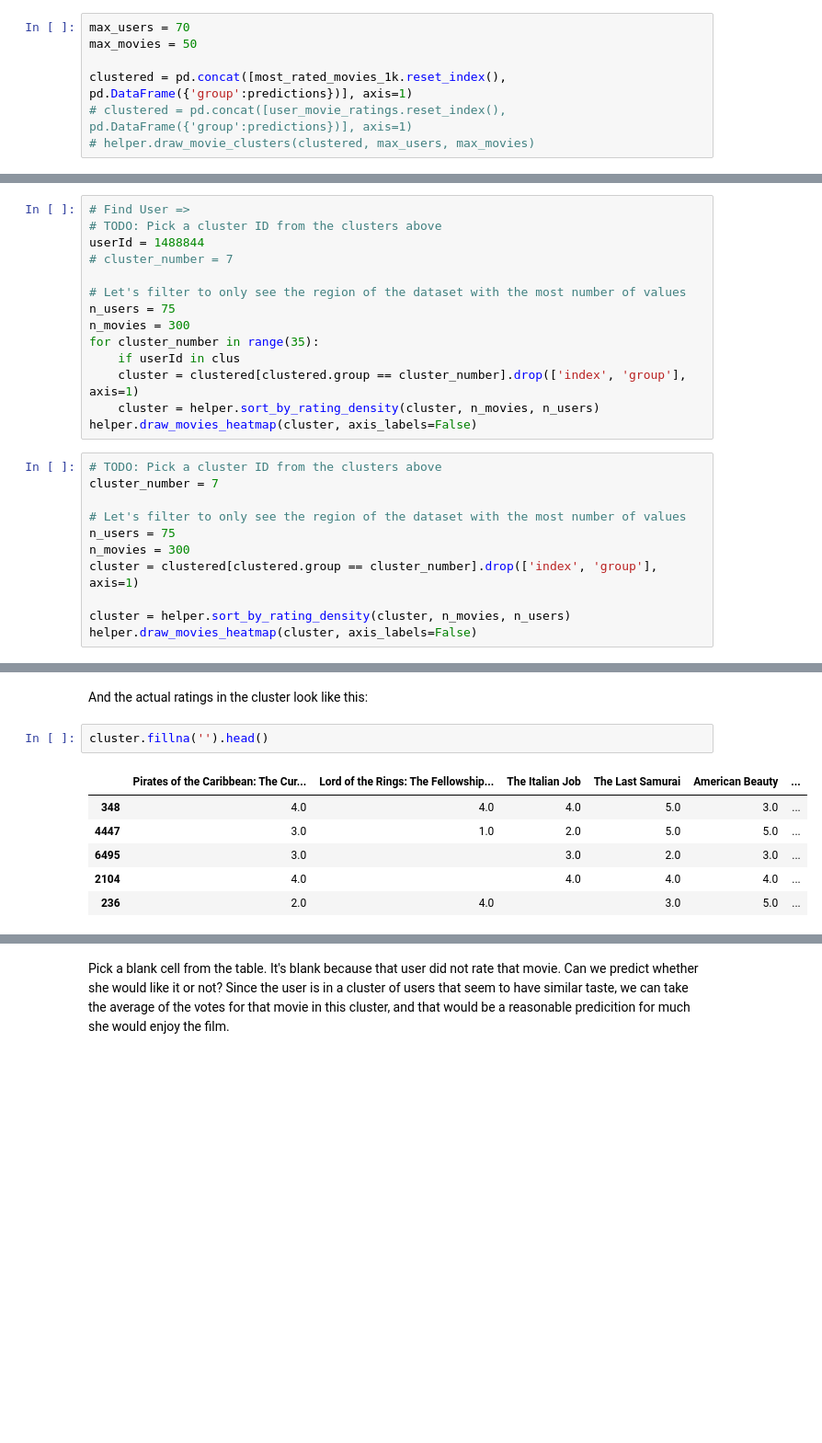
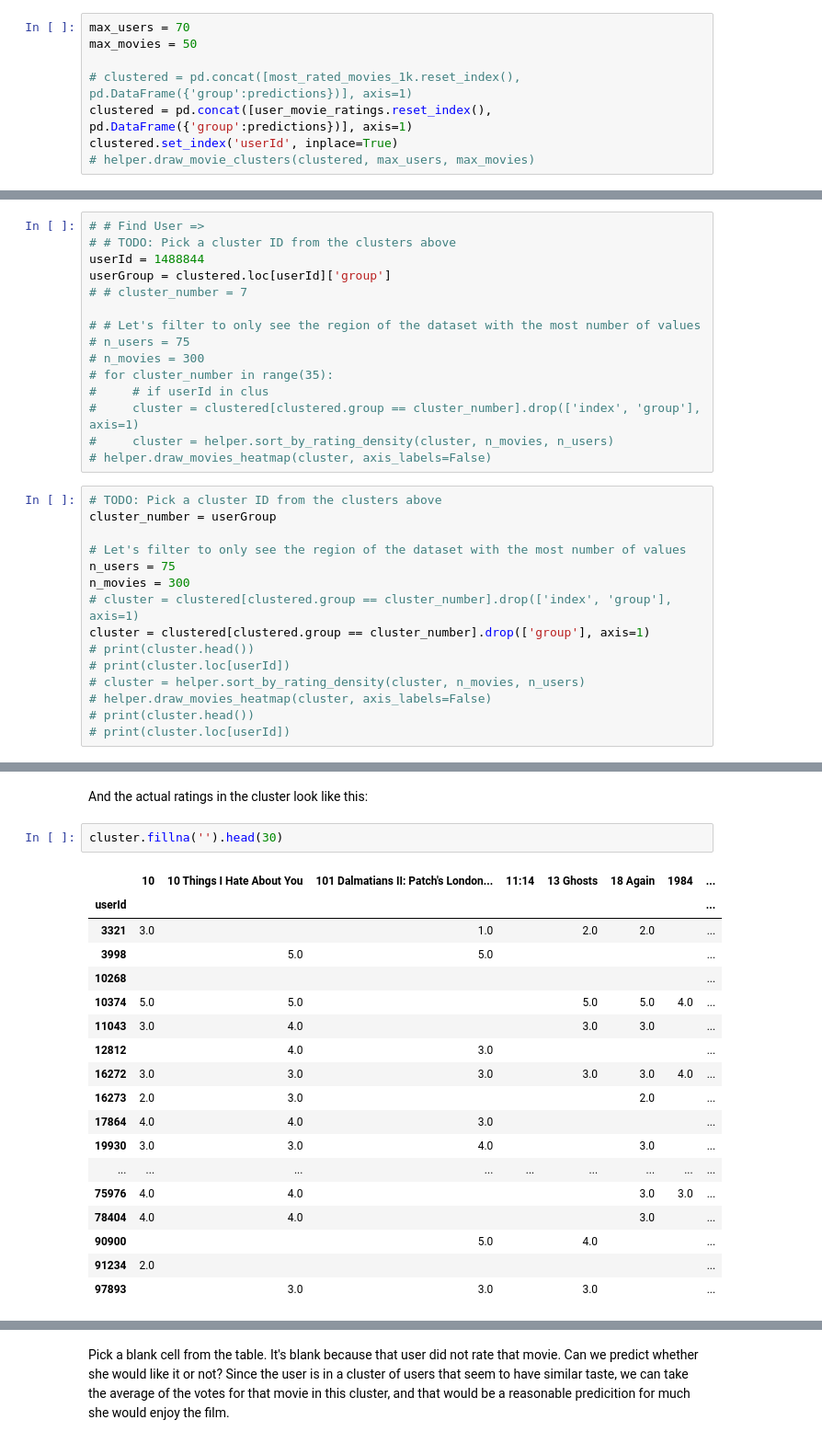
Before and after one commit to venkatrbalaji/sml-movie-recommendation, a Jupyter notebook: netflix_kmeans.ipynb, the cells around one changed output, grey strips where cells are left out. Shown at 92% size. Drawn from its saved outputs; the diff is of its cells as text; blank space fills up the shorter version.

Commit message:
Updated Scripts with 35 clusters and kmeans.pkl

```diff
--- a/netflix_kmeans.ipynb
+++ b/netflix_kmeans.ipynb
@@ -177,8 +212,9 @@ To visualize some of these clusters, we'll plot each cluster as a heat map:
 max_users = 70
 max_movies = 50
 
-clustered = pd.concat([most_rated_movies_1k.reset_index(), pd.DataFrame({'group':predictions})], axis=1)
-# clustered = pd.concat([user_movie_ratings.reset_index(), pd.DataFrame({'group':predictions})], axis=1)
+# clustered = pd.concat([most_rated_movies_1k.reset_index(), pd.DataFrame({'group':predictions})], axis=1)
+clustered = pd.concat([user_movie_ratings.reset_index(), pd.DataFrame({'group':predictions})], axis=1)
+clustered.set_index('userId', inplace=True)
 # helper.draw_movie_clusters(clustered, max_users, max_movies)
 # %% [markdown]
 ## Prediction
@@ -189,25 +237,30 @@ Let's first pick a cluster:
 # %%
-# Find User =>
-# TODO: Pick a cluster ID from the clusters above
+# # Find User =>
+# # TODO: Pick a cluster ID from the clusters above
 userId = 1488844
-# cluster_number = 7
+userGroup = clustered.loc[userId]['group']
+# # cluster_number = 7
 
-# Let's filter to only see the region of the dataset with the most number of values
-n_users = 75
-n_movies = 300
-for cluster_number in range(35):
-    if userId in clus
-    cluster = clustered[clustered.group == cluster_number].drop(['index', 'group'], axis=1)
-    cluster = helper.sort_by_rating_density(cluster, n_movies, n_users)
-helper.draw_movies_heatmap(cluster, axis_labels=False)
+# # Let's filter to only see the region of the dataset with the most number of values
+# n_users = 75
+# n_movies = 300
+# for cluster_number in range(35):
+#     # if userId in clus
+#     cluster = clustered[clustered.group == cluster_number].drop(['index', 'group'], axis=1)
+#     cluster = helper.sort_by_rating_density(cluster, n_movies, n_users)
+# helper.draw_movies_heatmap(cluster, axis_labels=False)
 # %%
 # TODO: Pick a cluster ID from the clusters above
-cluster_number = 7
+cluster_number = userGroup
 
 # Let's filter to only see the region of the dataset with the most number of values
 n_users = 75
 n_movies = 300
-cluster = clustered[clustered.group == cluster_number].drop(['index', 'group'], axis=1)
-
-cluster = helper.sort_by_rating_density(cluster, n_movies, n_users)
-helper.draw_movies_heatmap(cluster, axis_labels=False)
+# cluster = clustered[clustered.group == cluster_number].drop(['index', 'group'], axis=1)
+cluster = clustered[clustered.group == cluster_number].drop(['group'], axis=1)
+# print(cluster.head())
+# print(cluster.loc[userId])
+# cluster = helper.sort_by_rating_density(cluster, n_movies, n_users)
+# helper.draw_movies_heatmap(cluster, axis_labels=False)
+# print(cluster.head())
+# print(cluster.loc[userId])
@@ -216,11 +267,23 @@ helper.draw_movies_heatmap(cluster, axis_labels=False)
 # %% [markdown]
 And the actual ratings in the cluster look like this:
 # %%
-cluster.fillna('').head()
+cluster.fillna('').head(30)
 # %% [output]
-|  | Pirates of the Caribbean: The Cur... | Lord of the Rings: The Fellowship... | The Italian Job | The Last Samurai | American Beauty | ... |
-| 348 | 4.0 | 4.0 | 4.0 | 5.0 | 3.0 | ... |
-| 4447 | 3.0 | 1.0 | 2.0 | 5.0 | 5.0 | ... |
-| 6495 | 3.0 |  | 3.0 | 2.0 | 3.0 | ... |
-| 2104 | 4.0 |  | 4.0 | 4.0 | 4.0 | ... |
-| 236 | 2.0 | 4.0 |  | 3.0 | 5.0 | ... |
+|  | 10 | 10 Things I Hate About You | 101 Dalmatians II: Patch's London... | 11:14 | 13 Ghosts | 18 Again | 1984 | ... |
+| userId |  |  |  |  |  |  |  | ... |
+| 3321 | 3.0 |  | 1.0 |  | 2.0 | 2.0 |  | ... |
+| 3998 |  | 5.0 | 5.0 |  |  |  |  | ... |
+| 10268 |  |  |  |  |  |  |  | ... |
+| 10374 | 5.0 | 5.0 |  |  | 5.0 | 5.0 | 4.0 | ... |
+| 11043 | 3.0 | 4.0 |  |  | 3.0 | 3.0 |  | ... |
+| 12812 |  | 4.0 | 3.0 |  |  |  |  | ... |
+| 16272 | 3.0 | 3.0 | 3.0 |  | 3.0 | 3.0 | 4.0 | ... |
+| 16273 | 2.0 | 3.0 |  |  |  | 2.0 |  | ... |
+| 17864 | 4.0 | 4.0 | 3.0 |  |  |  |  | ... |
+| 19930 | 3.0 | 3.0 | 4.0 |  |  | 3.0 |  | ... |
+| ... | ... | ... | ... | ... | ... | ... | ... | ... |
+| 75976 | 4.0 | 4.0 |  |  |  | 3.0 | 3.0 | ... |
+| 78404 | 4.0 | 4.0 |  |  |  | 3.0 |  | ... |
+| 90900 |  |  | 5.0 |  | 4.0 |  |  | ... |
+| 91234 | 2.0 |  |  |  |  |  |  | ... |
+| 97893 |  | 3.0 | 3.0 |  | 3.0 |  |  | ... |
```
Also changed, not shown: parts of 26 cells of this notebook, 5 other files.
